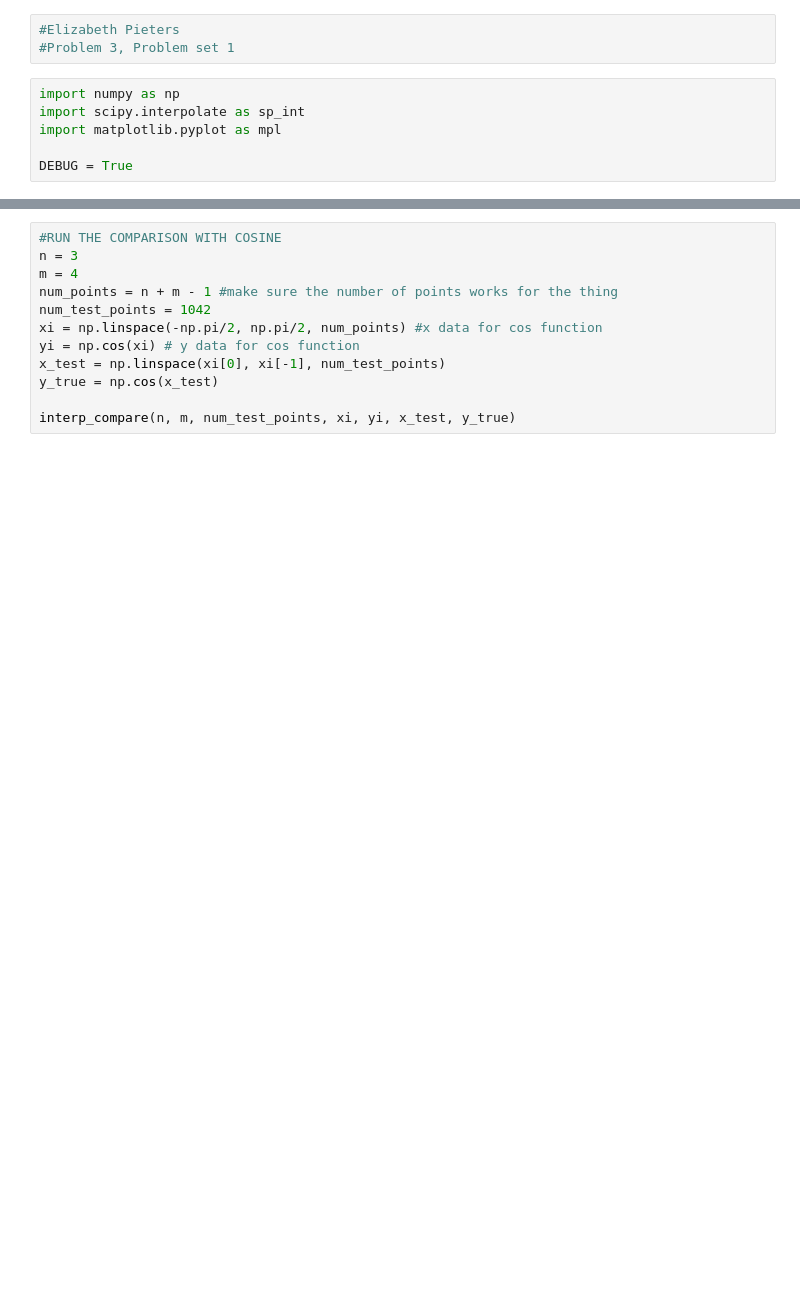
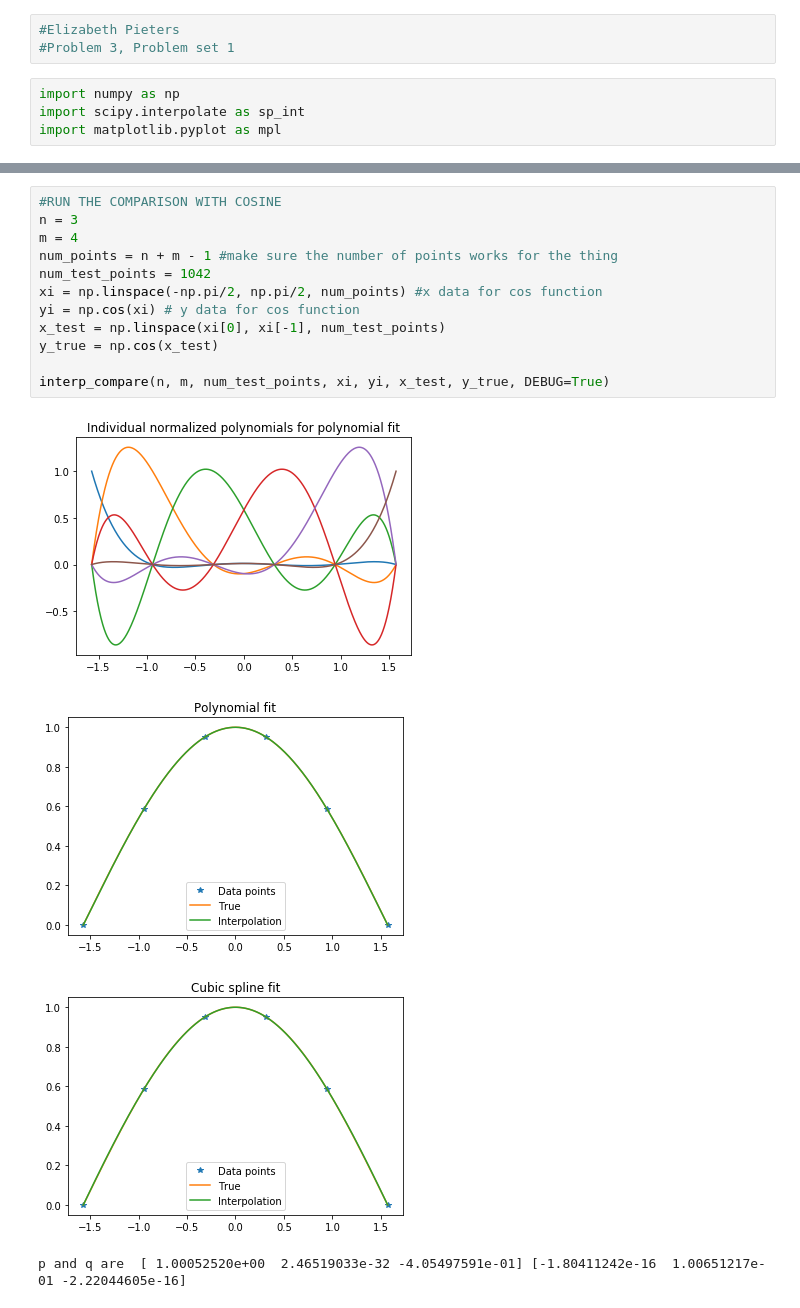
Before and after one commit to lizzord/phys512hw, a Jupyter notebook: problemset1/problem3.ipynb, the cells around one changed output, grey strips where cells are left out. Cells and saved outputs as stored; diff of their text form; blank space fills up the shorter version.

```diff
--- a/problemset1/problem3.ipynb
+++ b/problemset1/problem3.ipynb
@@ -5,5 +5,3 @@
 import numpy as np
 import scipy.interpolate as sp_int
 import matplotlib.pyplot as mpl
-
-DEBUG = True
@@ -158,12 +152,17 @@ def interp_compare(n, m, num_test_points, xi, yi, x_test, y_true):
 # %%
 #RUN THE COMPARISON WITH COSINE
 n = 3
 m = 4
 num_points = n + m - 1 #make sure the number of points works for the thing
 num_test_points = 1042
 xi = np.linspace(-np.pi/2, np.pi/2, num_points) #x data for cos function
 yi = np.cos(xi) # y data for cos function
 x_test = np.linspace(xi[0], xi[-1], num_test_points)
 y_true = np.cos(x_test)
 
-interp_compare(n, m, num_test_points, xi, yi, x_test, y_true)
+interp_compare(n, m, num_test_points, xi, yi, x_test, y_true, DEBUG=True)
+# %% [output]
+[figure, added]
+[figure, added]
+[figure, added]
+p and q are  [ 1.00052520e+00  2.46519033e-32 -4.05497591e-01] [-1.80411242e-16  1.00651217e-01 -2.22044605e-16]
```
Also changed, not shown: parts of 7 cells of this notebook.
